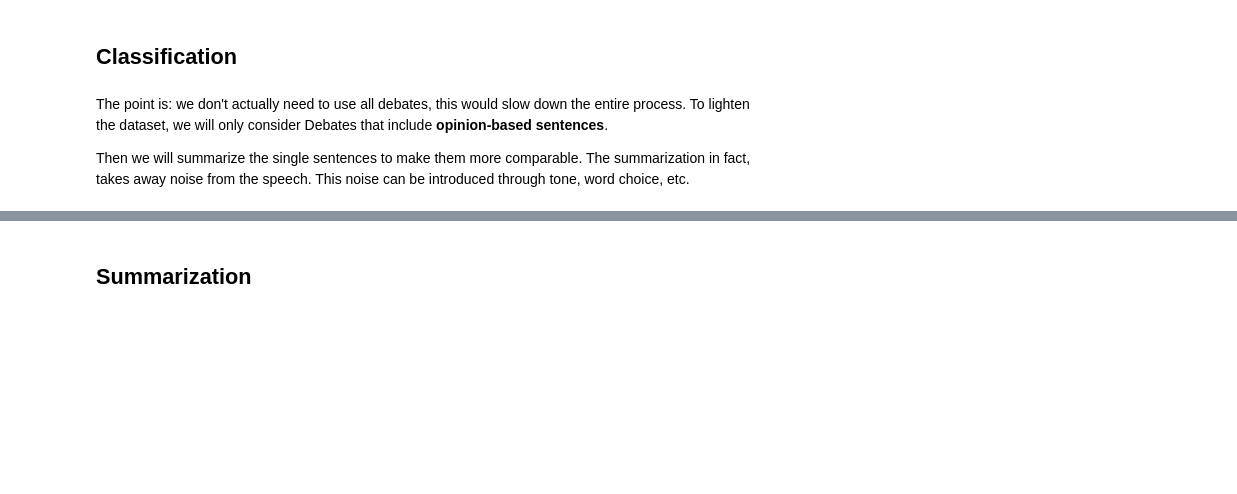
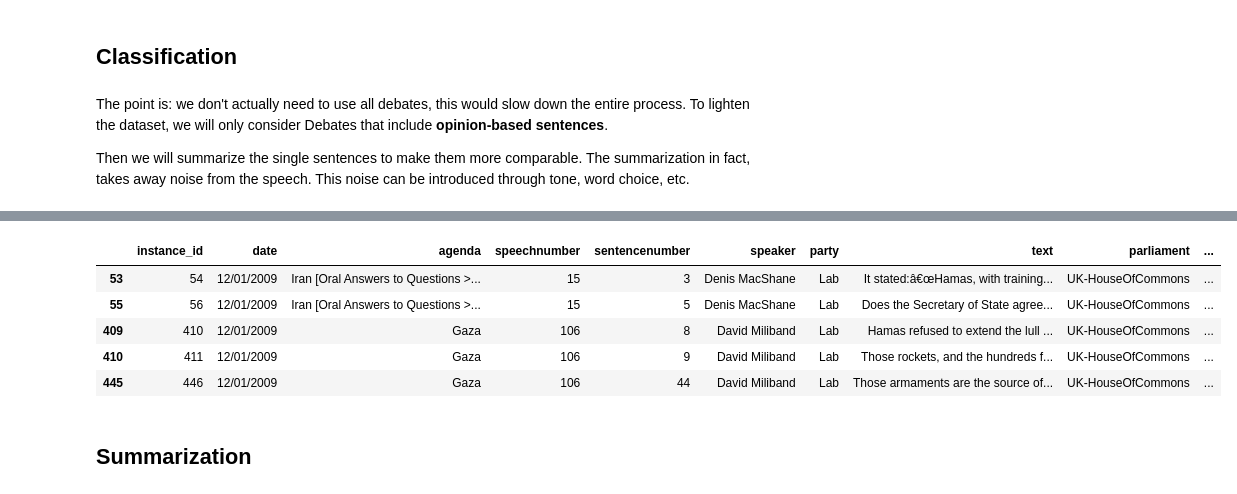
Before and after one commit to fedefraschio/stance-detection-uk-parliament, a Jupyter notebook: notebooks/01_summarization.ipynb, the cells around one changed output, grey strips where cells are left out. Saved outputs shown, nothing was run; the diff lists cells and outputs as text; code cells hidden in the pictures; blank space fills up the shorter version.

```diff
--- a/notebooks/01_summarization.ipynb
+++ b/notebooks/01_summarization.ipynb
@@ -99,3 +99,23 @@ John Hutton (Lab): I am very grateful to the hon. Lady for her question, and I a
 The point is: we don't actually need to use all debates, this would slow down the entire process. To lighten the dataset, we will only consider Debates that include **opinion-based sentences**.
 
 Then we will summarize the single sentences to make them more comparable. The summarization in fact, takes away noise from the speech. This noise can be introduced through tone, word choice, etc.
+# %%
+from DatasetFilterer import DatasetFilterer
+import json
+
+
+# path to the records file
+record_path = os.path.join(parent_dir ,'data','external','records.json')
+
+with open(record_path, 'r', encoding="utf-8") as f:
+    records = json.load(f)
+
+
+uk = DatasetFilterer(speech=df, records=records)
+topic = "Gaza"
+
+record = uk.get_records()
+
+print(record)
+
+filtered_df = uk.filter_speeches(topic)
@@ -101,0 +126,9 @@ Then we will summarize the single sentences to make them more comparable. The su
+# %%
+filtered_df.head()
+# %% [output]
+|  | instance_id | date | agenda | speechnumber | sentencenumber | speaker | party | text | parliament | ... |
+| 53 | 54 | 12/01/2009 | Iran [Oral Answers to Questions >... | 15 | 3 | Denis MacShane | Lab | It stated:â€œHamas, with training... | UK-HouseOfCommons | ... |
+| 55 | 56 | 12/01/2009 | Iran [Oral Answers to Questions >... | 15 | 5 | Denis MacShane | Lab | Does the Secretary of State agree... | UK-HouseOfCommons | ... |
+| 409 | 410 | 12/01/2009 | Gaza | 106 | 8 | David Miliband | Lab | Hamas refused to extend the lull ... | UK-HouseOfCommons | ... |
+| 410 | 411 | 12/01/2009 | Gaza | 106 | 9 | David Miliband | Lab | Those rockets, and the hundreds f... | UK-HouseOfCommons | ... |
+| 445 | 446 | 12/01/2009 | Gaza | 106 | 44 | David Miliband | Lab | Those armaments are the source of... | UK-HouseOfCommons | ... |
```
Also changed, not shown: parts of 3 cells of this notebook, 4 other files.
